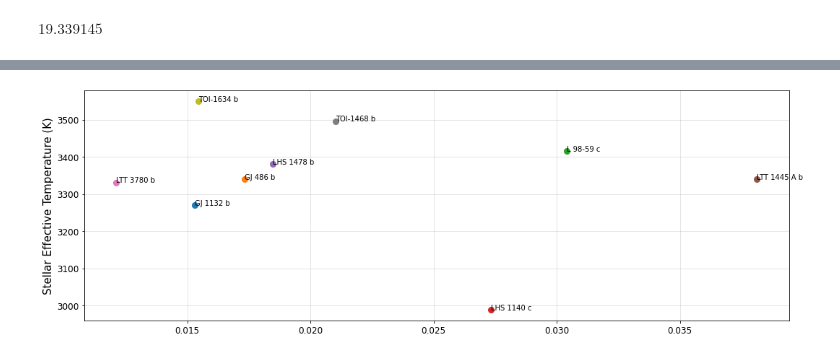
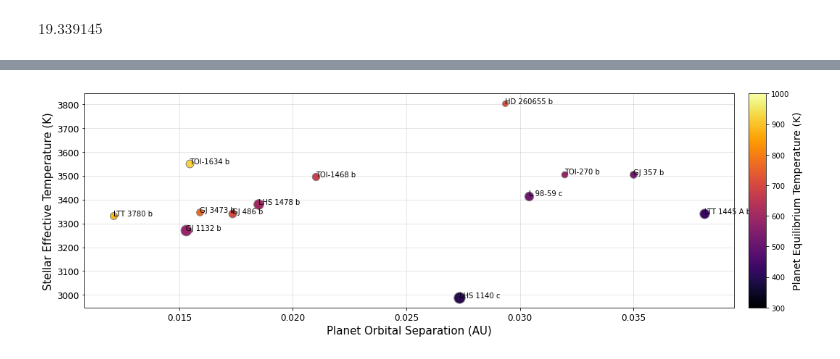
Before and after one commit to hdiamondlowe/jwst_rockyplanetoccultations, a Jupyter notebook: make_clean_table.ipynb, the cells around one changed output, grey strips where cells are left out. Cells and saved outputs as stored; diff of their text form; code cells hidden in the pictures.

Commit message:
making better plots; finalizing sample

```diff
--- a/make_clean_table.ipynb
+++ b/make_clean_table.ipynb
@@ -169,9 +188,9 @@ smallPlanetSystems[-1]
 ## Basic rejection of data ############################################################################################
 #######################################################################################################################
 
-vol_b = 4/3 * np.pi * np.array(smallPlanetSystems['pl_rade'])*u.R_earth**3      # volume of planets
-rho_p = np.array(smallPlanetSystems['pl_bmasse'])*u.M_earth / vol_b
-rho_p = rho_p.to(u.g/u.cm**3)
+#vol_b = 4/3 * np.pi * np.array(smallPlanetSystems['pl_rade'])*u.R_earth**3      # volume of planets
+#rho_p = np.array(smallPlanetSystems['pl_bmasse'])*u.M_earth / vol_b
+#rho_p = rho_p.to(u.g/u.cm**3)
 
 mask = np.ones(len(smallPlanetSystems))
 #rho_mask = rho_p.value > 3
@@ -181,7 +200,12 @@ pl_rad_err = np.mean([smallPlanetSystems['pl_radeerr1'], abs(smallPlanetSystems[
 pl_mass_err = np.mean([smallPlanetSystems['pl_bmasseerr1'], abs(smallPlanetSystems['pl_bmasseerr2'])], axis=0)
 
 mask *= pl_rad_err/smallPlanetSystems['pl_rade'] < 0.1
-mask *= pl_mass_err/smallPlanetSystems['pl_bmasse'] < 0.15
+mask *= pl_mass_err/smallPlanetSystems['pl_bmasse'] < 0.25
+# only planets with measured mass
+mask *= smallPlanetSystems['rv_flag']==1
+TRAPPISTind = np.argwhere(smallPlanetSystems['hostname']=='TRAPPIST-1')
+mask[TRAPPISTind] = True
+
 
 mask = mask.astype(bool)
 
@@ -262,4 +331,5 @@ LTT 1445 A LTT 1445 A b 6.86929 ... 428.5763916968226 5.6023509996997785
 # %%
+%matplotlib
 plt.figure(figsize=(15, 5))
 
 Fe100 = ascii.read('/home/hannah/Research/Library/ZengCompositions/Fe_100.txt')
@@ -309,12 +379,12 @@ for i in range(len(sample)):
              zorder=1000
             )
     plt.text(sample['pl_bmasse'][i],
-             sample['pl_rade'][i]+0.04,
+             sample['pl_rade'][i]+0.02,
              sample['pl_name'][i],
              zorder=2000)
 plt.colorbar(mpl.cm.ScalarMappable(norm=norm, cmap=cmap), orientation='vertical', fraction=0.08, pad=0.02, aspect=12).set_label(label='Planet Equilibrium Temperature (K)', size=14)
 
-plt.ylim(0.65, 1.9) # radius
+plt.ylim(1, 1.9) # radius
 plt.xlim(1, 9.8) # mass
 
 plt.xscale('log')
@@ -487,71 +469,12 @@ plt.show()
 # %%
-plt.figure(figsize=(15, 5))
+make_context_fig(sample, 'pl_orbsmax', 'st_teff',
+                         'Planet Orbital Separation (AU)', 'Stellar Effective Temperature (K)',
+                         savefig=True)
 
-for i in range(len(sample)):
-    plt.plot(sample['pl_orbsmax'][i],
-             sample['st_teff'][i],
-             'o',
-             markersize=8,
-             alpha=1.0,
-             zorder=500,
-             )
-    plt.text(sample['pl_orbsmax'][i],
-         sample['st_teff'][i],
-         sample['pl_name'][i],
-         zorder=2000)
+make_context_fig(sample, 'pl_orbsmax', 'st_rad',
+                         'Planet Orbital Separation (AU)', 'Stellar Radius (Solar Radii)')
 
-#plt.xlabel('Planet Equilibrium Temperature (K)', fontsize=15)
-plt.ylabel('Stellar Effective Temperature (K)', fontsize=15)
-#plt.title('', fontsize=16)
-
-plt.tick_params(axis='both', labelsize=12)
-plt.tick_params(axis='both', which='minor')#, labelbottom=False)
-plt.grid(axis='both', which='both', alpha=0.4)
-
-#plt.tick_params(axis='x', which='minor')
-#ax = plt.gca()
-#ax.xaxis.set_major_formatter(StrMethodFormatter('{x:.0f}'))
-#ax.xaxis.set_minor_formatter(StrMethodFormatter('{x:.1f}'))
-
-plt.tight_layout()
-
-#plt.savefig('../Figure_TerrestrialSample.png', dpi=800)
-plt.show()
-
-plt.figure(figsize=(15, 5))
-
-for i in range(len(sample)):
-    plt.plot(sample['pl_orbsmax'][i],
-             sample['st_rad'][i],
-             'o',
-             markersize=8,
-             alpha=1.0,
-             zorder=500,
-             )
-    plt.text(sample['pl_orbsmax'][i],
-             sample['st_rad'][i],
-             sample['pl_name'][i],
-             zorder=2000)
-
-#plt.ylim(0.65, 1.9) # radius
-#plt.xlim(390, 1100) # mass
-
-plt.xlabel('Planet Orbital Separation (AU)', fontsize=15)
-plt.ylabel('Stellar Radius (Solar radii)', fontsize=15)
-#plt.title('', fontsize=16)
-
-plt.tick_params(axis='both', labelsize=12)
-plt.tick_params(axis='both', which='minor')#, labelbottom=False)
-plt.grid(axis='both', which='both', alpha=0.4)
-
-#plt.tick_params(axis='x', which='minor')
-#ax = plt.gca()
-#ax.xaxis.set_major_formatter(StrMethodFormatter('{x:.0f}'))
-#ax.xaxis.set_minor_formatter(StrMethodFormatter('{x:.1f}'))
-
-plt.tight_layout()
-
-#plt.savefig('../Figure_TerrestrialSample.png', dpi=800)
-plt.show()
+make_context_fig(sample, 'pl_orbsmax', 'pl_g',
+                         'Planet Orbital Separation (AU)', 'Planetar Surface Gravity (m/s$^2$)')
 # %% [output]
-[figure, old version]
+[figure, new version]
```
Also changed, not shown: parts of 12 cells of this notebook, 9 other files.
